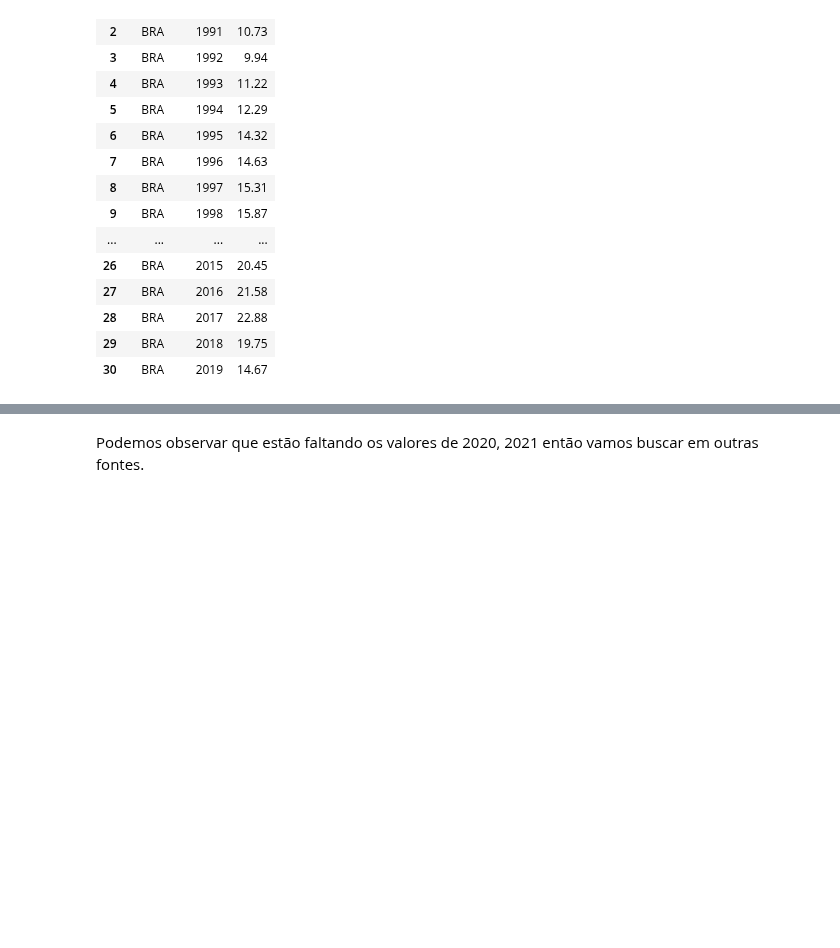
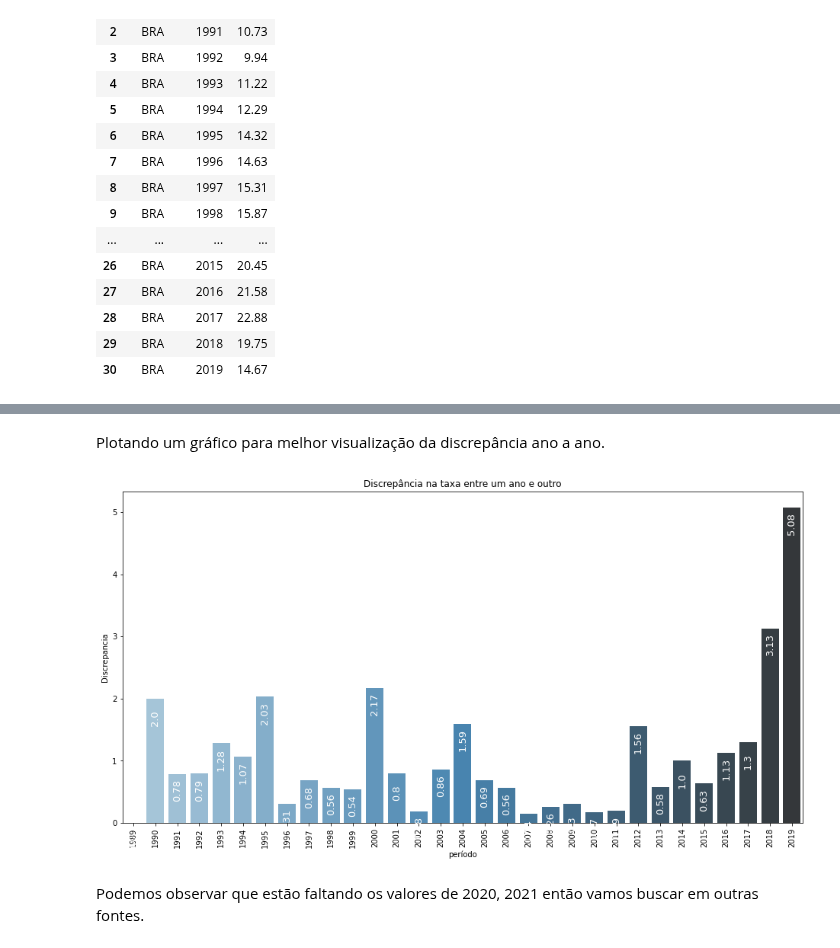
Before and after one commit to kauebr/Portifolio-Desarmamento-Brasil, a Jupyter notebook: Desarmamento Brasil.ipynb, the cells around one changed output, grey strips where cells are left out. Cells and saved outputs as stored; diff of their text form; code cells hidden in the pictures; blank space fills up the shorter version.

Commit message:
Discrepancia

```diff
--- a/Desarmamento Brasil.ipynb
+++ b/Desarmamento Brasil.ipynb
@@ -109,0 +126,11 @@ display(df_tx_obitos_BR)
+# %%
+# Inserindo uma coluna 'Discrepancia' ao data frame
+df_tx_obitos_BR.insert(3, 'Discrepancia', 0)
+# %%
+for contador in range (1, 31): # Contador linha a linha começando a partir da segunda linha
+    minimo = min(df_tx_obitos_BR.iloc[contador, 2], df_tx_obitos_BR.iloc[(contador-1), 2]) # Calcula a menor taxa entre 2
+    maximo = max(df_tx_obitos_BR.iloc[contador, 2], df_tx_obitos_BR.iloc[(contador-1), 2]) # Calcula a maior taxa entre 2
+    df_tx_obitos_BR.at[contador, 'Discrepancia'] = round((maximo - minimo), 2) # Define a diferença do maior pelo menor.
+df_tx_obitos_BR.at[0, 'Discrepancia'] = 0
+
+#dfmi.loc[:, ('one', 'second')]
@@ -110,3 +159,30 @@ display(df_tx_obitos_BR)
+# %% [markdown]
+Plotando um gráfico para melhor visualização da discrepância ano a ano.
+# %%
+
+plt.subplots(figsize=(16, 8))
+x = df_tx_obitos_BR['período']
+y = df_tx_obitos_BR['Discrepancia']
+plt.xticks(rotation=90)
+plt.title('Discrepância na taxa entre um ano e outro')
+grafico = sns.barplot(x=x, y=y, palette='Blues_d')
+
+
+
+for item in grafico.patches:
+    grafico.annotate(
+                     item.get_height(),
+                     (item.get_x() + item.get_width() /2, item.get_height()),
+                      ha='center',
+                      rotation=90,
+                      va='baseline',
+                      fontsize=13,
+                      color='white',
+                      xytext=(0, -33),
+                      textcoords='offset points',
+                      )
+# %% [output]
+[figure, added]
 # %% [markdown]
 Podemos observar que estão faltando os valores de 2020, 2021 então vamos buscar em outras fontes.
 # %% [markdown]
```
Also changed, not shown: parts of 9 cells of this notebook.
